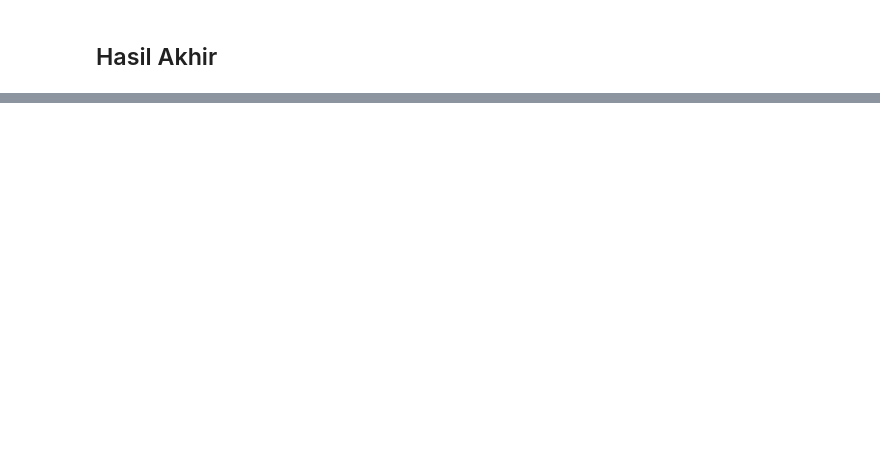
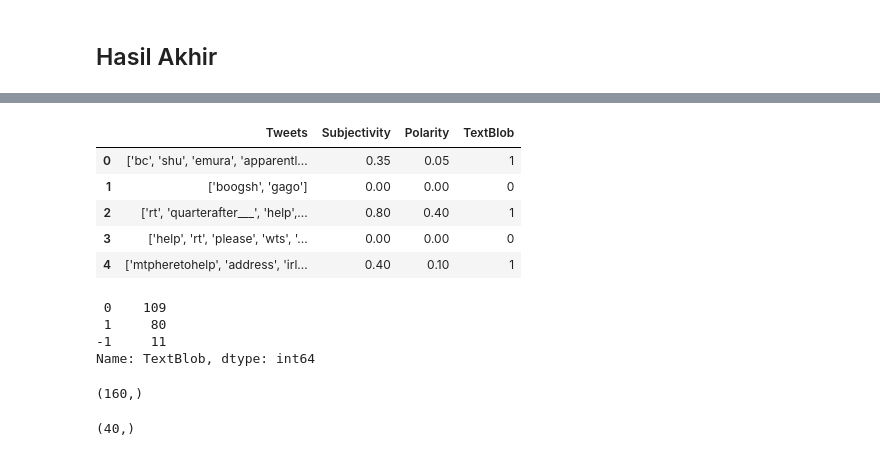
Before and after one commit to NovitaEnjeliaHutapea/05-Proyek-PDB, a Jupyter notebook: Twitter_Sentiment_analysis.ipynb, the cells around one changed output, grey strips where cells are left out. Drawn from its saved outputs; the diff is of its cells as text; code cells hidden in the pictures; blank space fills up the shorter version.

Commit message:
Update Twitter_Sentiment_analysis.ipynb
Should address and close #18

```diff
--- a/Twitter_Sentiment_analysis.ipynb
+++ b/Twitter_Sentiment_analysis.ipynb
@@ -413,0 +430,20 @@ final_data.to_csv('/content/gdrive/My Drive/pdb/Final_Data.csv', index = False)
+# %%
+# Importing the dataset
+df = pd.read_csv('/content/gdrive/My Drive/pdb/Final_Data.csv')
+# %%
+#looking at the first 5 values of the dataset
+df.head()
+# %% [output]
+|  | Tweets | Subjectivity | Polarity | TextBlob |
+| 0 | ['bc', 'shu', 'emura', 'apparentl... | 0.35 | 0.05 | 1 |
+| 1 | ['boogsh', 'gago'] | 0.00 | 0.00 | 0 |
+| 2 | ['rt', 'quarterafter___', 'help',... | 0.80 | 0.40 | 1 |
+| 3 | ['help', 'rt', 'please', 'wts', '... | 0.00 | 0.00 | 0 |
+| 4 | ['mtpheretohelp', 'address', 'irl... | 0.40 | 0.10 | 1 |
+# %%
+df['TextBlob'].value_counts()
+# %% [output]
+ 0    109
+ 1     80
+-1     11
+Name: TextBlob, dtype: int64
@@ -413,0 +455,8 @@ final_data.to_csv('/content/gdrive/My Drive/pdb/Final_Data.csv', index = False)
+# %%
+X_train.shape
+# %% [output]
+(160,)
+# %%
+X_test.shape
+# %% [output]
+(40,)
```
Also changed, not shown: parts of 18 cells of this notebook.
